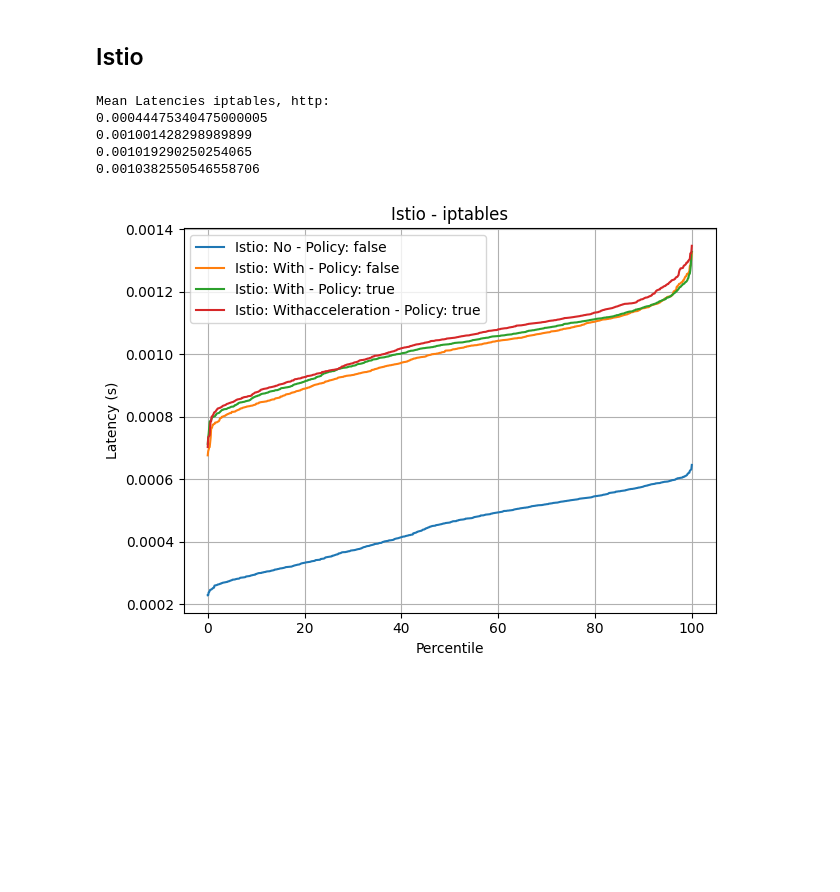
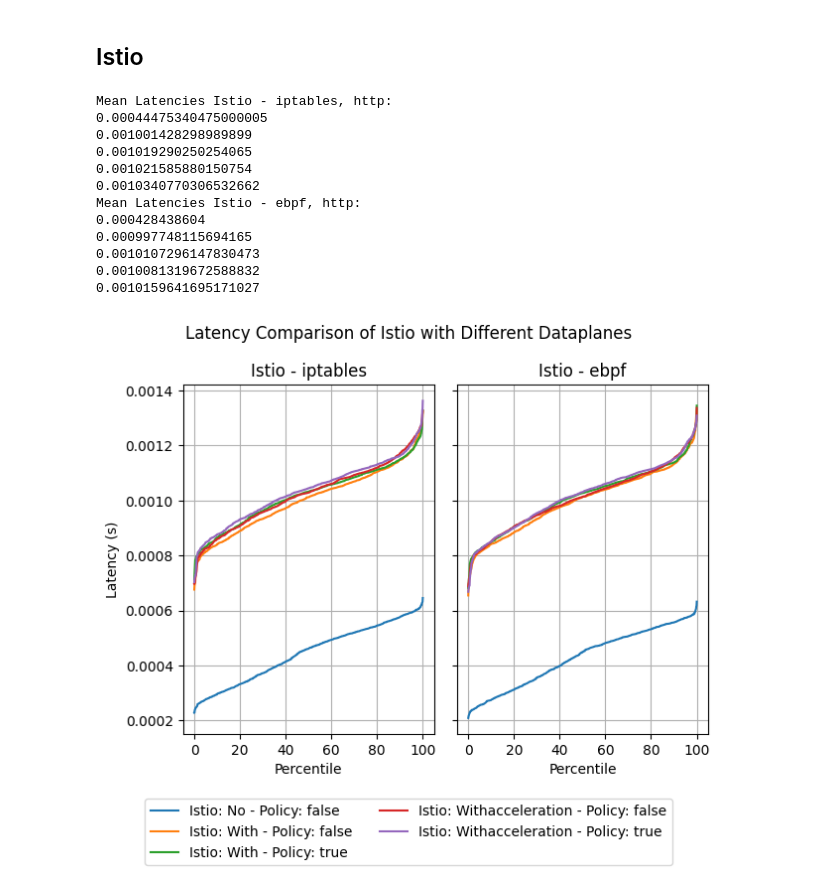
Before and after one commit to EmilZackrisson/thesis, a Jupyter notebook: Analysis/latency.ipynb, the cells around one changed output. Saved outputs shown, nothing was run; the diff lists cells and outputs as text; code cells hidden in the pictures; blank space fills up the shorter version.

Commit message:
The intersting latency analysis done

```diff
--- a/Analysis/latency.ipynb
+++ b/Analysis/latency.ipynb
@@ -77,7 +77,7 @@ def get_trace_dataset_and_plot(experimentstocompare, axs, index, delay_key = "De
     axs[index].legend()
 
 
-def get_trace_dataset_and_plot_istio(experimentstocompare, delay_key = "Delay (s)"):
+def get_trace_dataset_and_plot_istio(experimentstocompare, axs, index, delay_key = "Delay (s)"):
     datasets = []
     for exp in experimentstocompare:
         df = get_trace_dataset(exp['id'], exp['run'])
@@ -100,13 +100,14 @@ def get_trace_dataset_and_plot_istio(experimentstocompare, delay_key = "Delay (s
 
         label = f"Istio: {get_experiment_info(exp['id'])['Istio Installed'].capitalize()} - Policy: {get_experiment_info(exp['id'])['Istio Policy']}"
 
-        plt.plot(p, sorted_lat, label=label)
+        axs[index].plot(p, sorted_lat, label=label)
 
-    plt.xlabel("Percentile")
-    plt.ylabel("Latency (s)")
-    plt.title(f"Istio - {get_experiment_info(exp['id'])['Dataplane']}")
-    plt.grid(True)
-    plt.legend()
+    axs[index].set_xlabel("Percentile")
+    if index == 0:
+        axs[index].set_ylabel("Latency (s)")
+    axs[index].set_title(f"Istio - {get_experiment_info(exp['id'])['Dataplane']}")
+    axs[index].grid(True)
+    axs[index].legend()
 # %% [markdown]
 # UDP
 # %%
@@ -169,17 +170,35 @@ Mean Latencies ebpf, http:
 # %% [markdown]
 ## Istio
 # %%
-experimentstocompare = [{'id': '40638', 'run': '1'}, {'id': '40659', 'run': '1'}, {'id': '40669', 'run': '1'}, {'id': '40686', 'run': '3'}]
-print(f"Mean Latencies {get_experiment_info(experimentstocompare[0]['id'])['Dataplane']}, {get_experiment_info(experimentstocompare[0]['id'])['Protocol']}:")
-get_trace_dataset_and_plot_istio(experimentstocompare)
+fig, axs = plt.subplots(1, 2,sharey=True)
+fig.suptitle('Latency Comparison of Istio with Different Dataplanes')
 
+experimentstocompare = [{'id': '40638', 'run': '1'}, {'id': '40659', 'run': '1'}, {'id': '40669', 'run': '1'}, {'id': '40687', 'run': '1'}, {'id': '40686', 'run': '1'}]
+print(f"Mean Latencies Istio - {get_experiment_info(experimentstocompare[0]['id'])['Dataplane']}, {get_experiment_info(experimentstocompare[0]['id'])['Protocol']}:")
+get_trace_dataset_and_plot_istio(experimentstocompare, axs, index = 0)
+
+
+experimentstocompare = [{'id': '40729', 'run': '1'}, {'id': '40734', 'run': '1'}, {'id': '40733', 'run': '1'}, {'id': '40742', 'run': '1'}, {'id': '40741', 'run': '1'}]
+print(f"Mean Latencies Istio - {get_experiment_info(experimentstocompare[0]['id'])['Dataplane']}, {get_experiment_info(experimentstocompare[0]['id'])['Protocol']}:")
+get_trace_dataset_and_plot_istio(experimentstocompare, axs, index = 1)
+
+fig.legend(axs[0].get_legend_handles_labels()[0], axs[0].get_legend_handles_labels()[1], loc='upper center', bbox_to_anchor=(0.5, 0), ncol=2)
+axs[0].get_legend().remove()  # Remove legend from the first subplot
+axs[1].get_legend().remove()  # Remove legend from the second subplot
 plt.tight_layout()
-plt.savefig('plots/latency_comparison_istio_iptables.pdf', format='pdf')
+plt.savefig('plots/latency_comparison_istio.pdf', format='pdf')
 plt.show()
 # %% [output]
-Mean Latencies iptables, http:
+Mean Latencies Istio - iptables, http:
 0.00044475340475000005
 0.001001428298989899
 0.001019290250254065
-0.0010382550546558706
+0.001021585880150754
+0.0010340770306532662
+Mean Latencies Istio - ebpf, http:
+0.000428438604
+0.000997748115694165
+0.0010107296147830473
+0.0010081319672588832
+0.0010159641695171027
-[figure, old version]
+[figure, new version]
```
Also changed, not shown: 4 other files.
